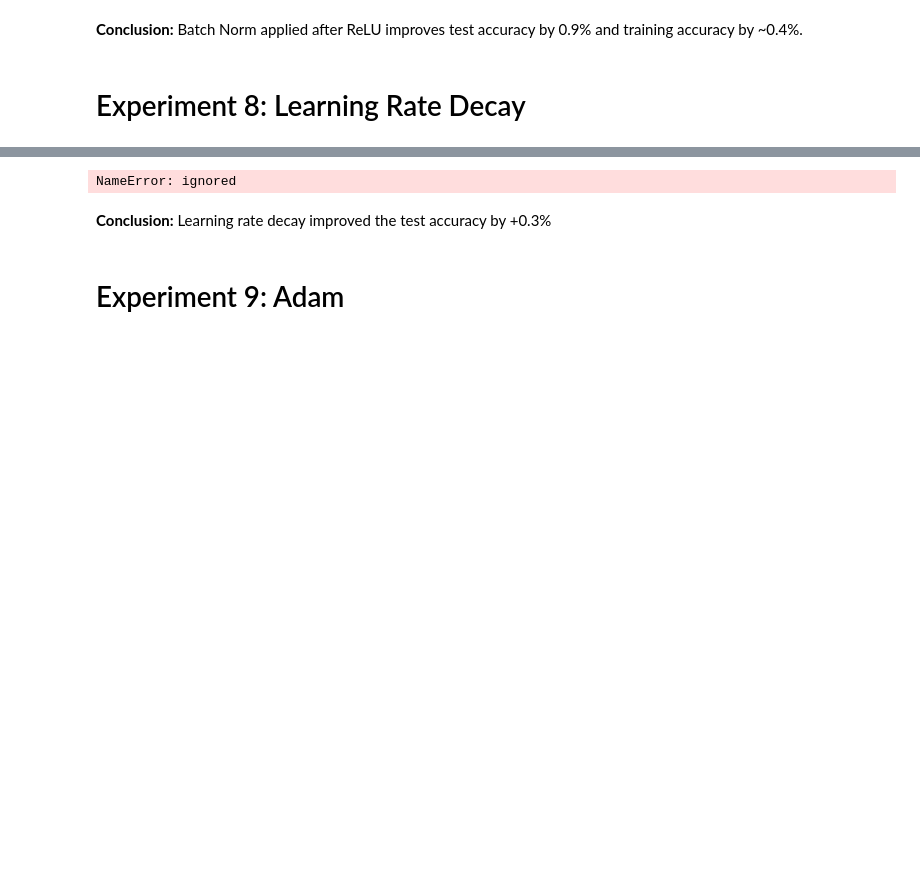
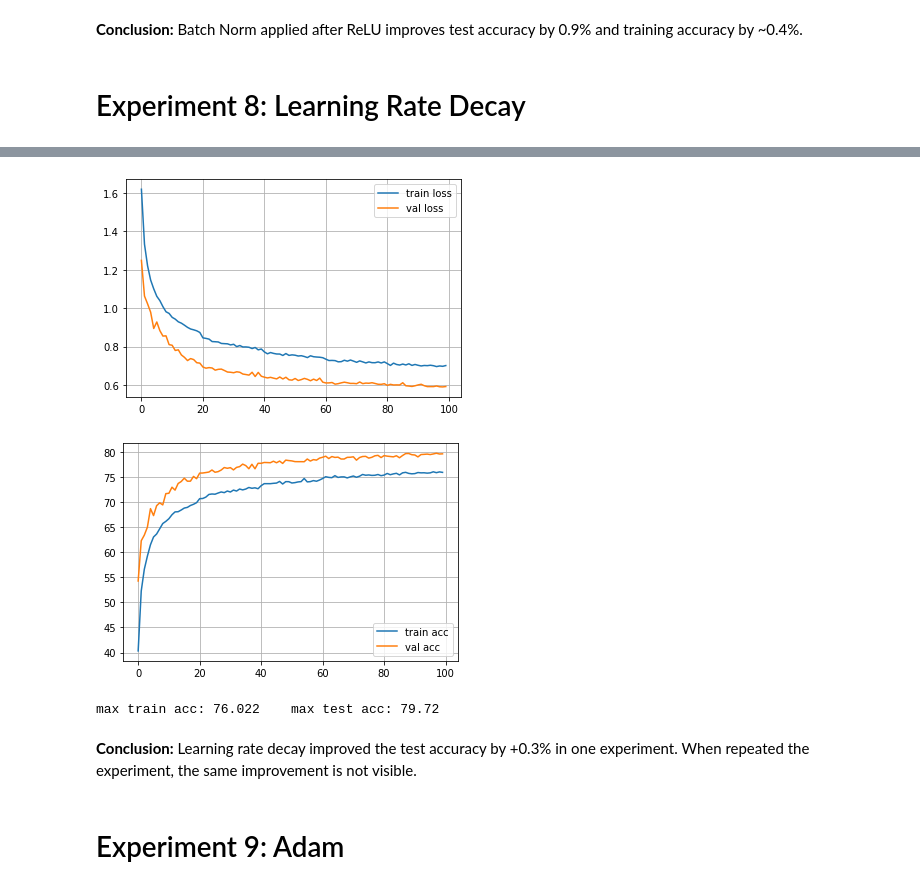
Before and after one commit to sandeeppalakkal/ML_Datascience_Practice, a Jupyter notebook: CIFAR10_Experiments.ipynb, the cells around one changed output, grey strips where cells are left out. Saved outputs shown, nothing was run; the diff lists cells and outputs as text; code cells hidden in the pictures; blank space fills up the shorter version.

```diff
--- a/CIFAR10_Experiments.ipynb
+++ b/CIFAR10_Experiments.ipynb
@@ -682,7 +682,7 @@ optimizer = optim.SGD(net.parameters(), lr=lr, momentum = momentum)
 scheduler = optim.lr_scheduler.MultiStepLR(optimizer, milestones=[20,40,60,80], gamma=0.7)
 
 # train
-net, losses, acc, val_losses, val_acc = train(train_loader,val_loader,net,n_epochs,criterion,optimizer,device,scheduler)
+losses, acc, val_losses, val_acc = train(train_loader,val_loader,net,n_epochs,criterion,optimizer,device,scheduler)
 
 # plot loss
 plot_losses(losses, val_losses, acc, val_acc)
@@ -695,6 +710,8 @@ Files already downloaded and verified
+[figure, added]
+[figure, added]
-NameError: ignored
+max train acc: 76.022    max test acc: 79.72
 # %% [markdown]
-**Conclusion:** Learning rate decay improved the test accuracy by +0.3%
+**Conclusion:** Learning rate decay improved the test accuracy by +0.3% in one experiment. When repeated the experiment, the same improvement is not visible.
 # %% [markdown]
 # Experiment 9: Adam
 # %%
```
Also changed, not shown: parts of 1 cell of this notebook.
